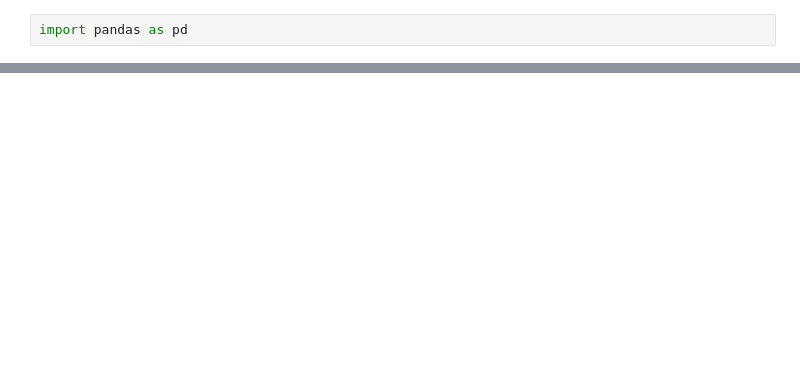
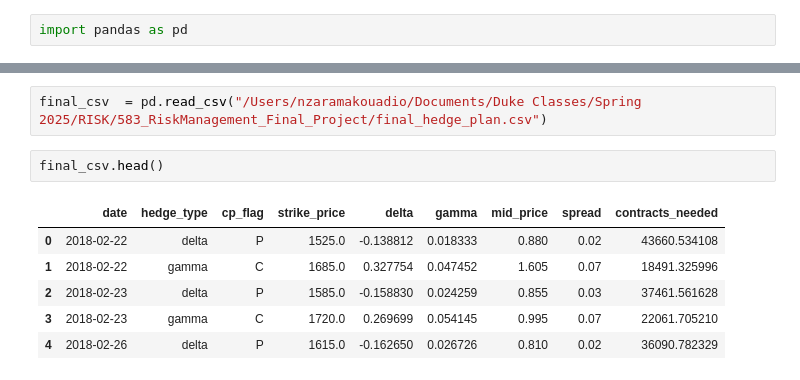
Before and after one commit to CynthiaShiyue/583_RiskManagement_Final_Project, a Jupyter notebook: hedge.ipynb, the cells around one changed output, grey strips where cells are left out. Saved outputs shown, nothing was run; the diff lists cells and outputs as text; blank space fills up the shorter version.

```diff
--- a/hedge.ipynb
+++ b/hedge.ipynb
@@ -201,0 +286,11 @@ Portfolio defined for 2018-12-31:
+# %%
+final_csv  = pd.read_csv("/Users/nzaramakouadio/Documents/Duke Classes/Spring 2025/RISK/583_RiskManagement_Final_Project/final_hedge_plan.csv")
+# %%
+final_csv.head()
+# %% [output]
+|  | date | hedge_type | cp_flag | strike_price | delta | gamma | mid_price | spread | contracts_needed |
+| 0 | 2018-02-22 | delta | P | 1525.0 | -0.138812 | 0.018333 | 0.880 | 0.02 | 43660.534108 |
+| 1 | 2018-02-22 | gamma | C | 1685.0 | 0.327754 | 0.047452 | 1.605 | 0.07 | 18491.325996 |
+| 2 | 2018-02-23 | delta | P | 1585.0 | -0.158830 | 0.024259 | 0.855 | 0.03 | 37461.561628 |
+| 3 | 2018-02-23 | gamma | C | 1720.0 | 0.269699 | 0.054145 | 0.995 | 0.07 | 22061.705210 |
+| 4 | 2018-02-26 | delta | P | 1615.0 | -0.162650 | 0.026726 | 0.810 | 0.02 | 36090.782329 |
```
Also changed, not shown: parts of 8 cells of this notebook, 2 other files.
